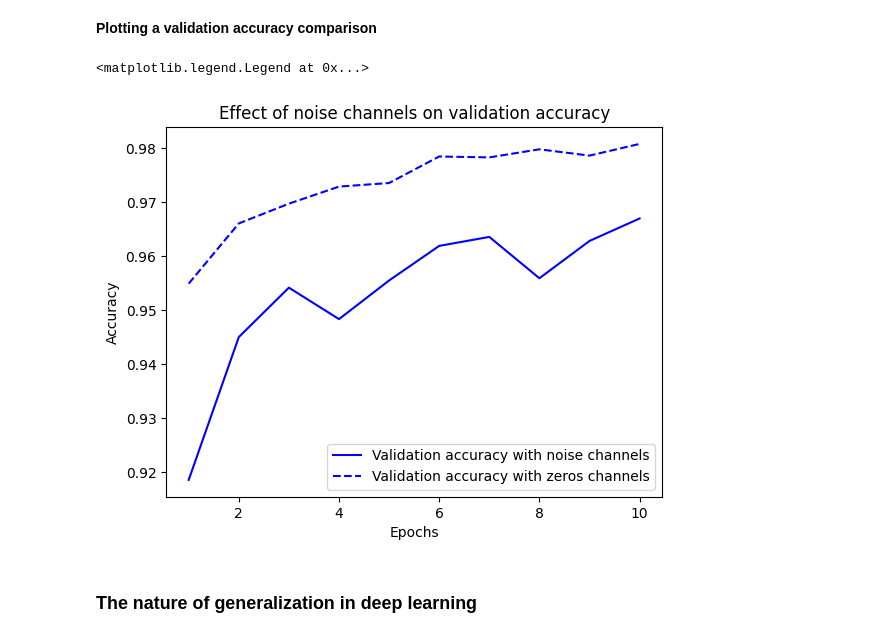
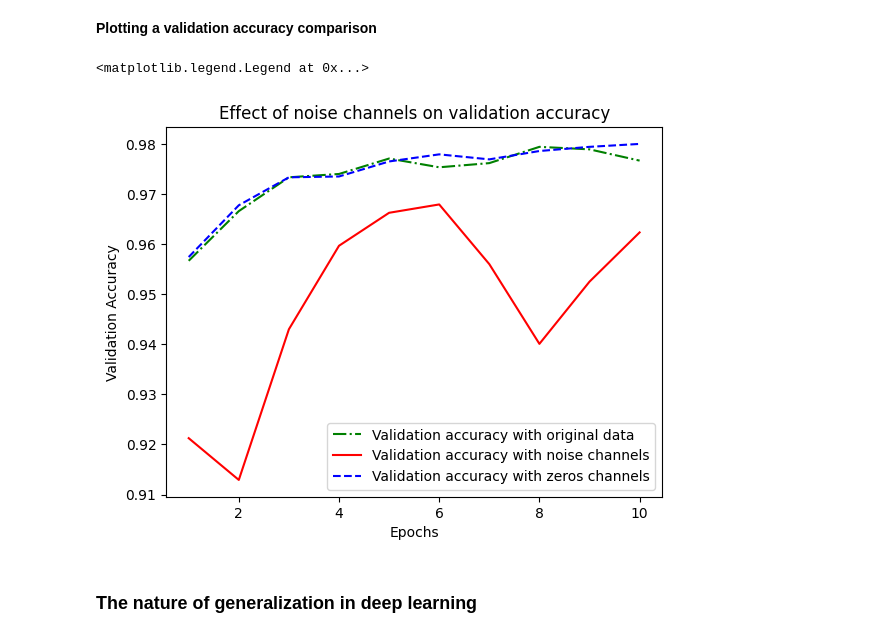
Before and after one commit to ftk1000/deep-learning-with-python-notebooks, a Jupyter notebook: chapter05_fund-ml_VER2.ipynb, the cells around one changed output. Saved outputs shown, nothing was run; the diff lists cells and outputs as text; code cells hidden in the pictures.

```diff
--- a/chapter05_fund-ml_VER2.ipynb
+++ b/chapter05_fund-ml_VER2.ipynb
@@ -58,6 +62,7 @@ array([0., 0., 0., ..., 0., 0., 0.])
 # %% [markdown]
 **Training the same model on MNIST data with noise channels or all-zero channels**
 # %%
+%%time
 from tensorflow import keras
 from tensorflow.keras import layers
 
@@ -72,6 +77,13 @@ def get_model():
     return model
 
 model = get_model()
+history = model.fit(
+    train_images, train_labels,
+    epochs=10,
+    batch_size=128,
+    validation_split=0.2)
+
+model = get_model()
 history_noise = model.fit(
     train_images_with_noise_channels, train_labels,
     epochs=10,
@@ -106,20 +118,24 @@ Epoch 10/10
 **Plotting a validation accuracy comparison**
 # %%
 import matplotlib.pyplot as plt
+val_acc_orig = history.history["val_accuracy"]
 val_acc_noise = history_noise.history["val_accuracy"]
 val_acc_zeros = history_zeros.history["val_accuracy"]
 epochs = range(1, 11)
-plt.plot(epochs, val_acc_noise, "b-",
+
+plt.plot(epochs, val_acc_orig, "g-.",
+         label="Validation accuracy with original data")
+plt.plot(epochs, val_acc_noise, "r-",
          label="Validation accuracy with noise channels")
 plt.plot(epochs, val_acc_zeros, "b--",
          label="Validation accuracy with zeros channels")
 plt.title("Effect of noise channels on validation accuracy")
 plt.xlabel("Epochs")
-plt.ylabel("Accuracy")
+plt.ylabel("Validation Accuracy")
 plt.legend()
 # %% [output]
 <matplotlib.legend.Legend at 0x...>
-[figure, old version]
+[figure, new version]
 # %% [markdown]
 ### The nature of generalization in deep learning
 # %% [markdown]
```
Also changed, not shown: parts of 3 cells of this notebook.
